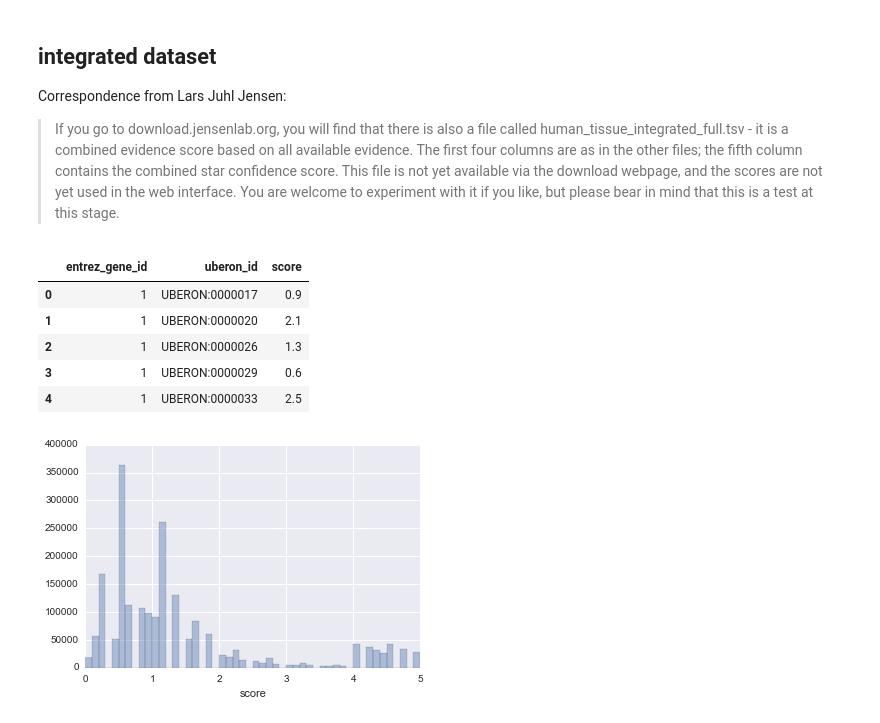
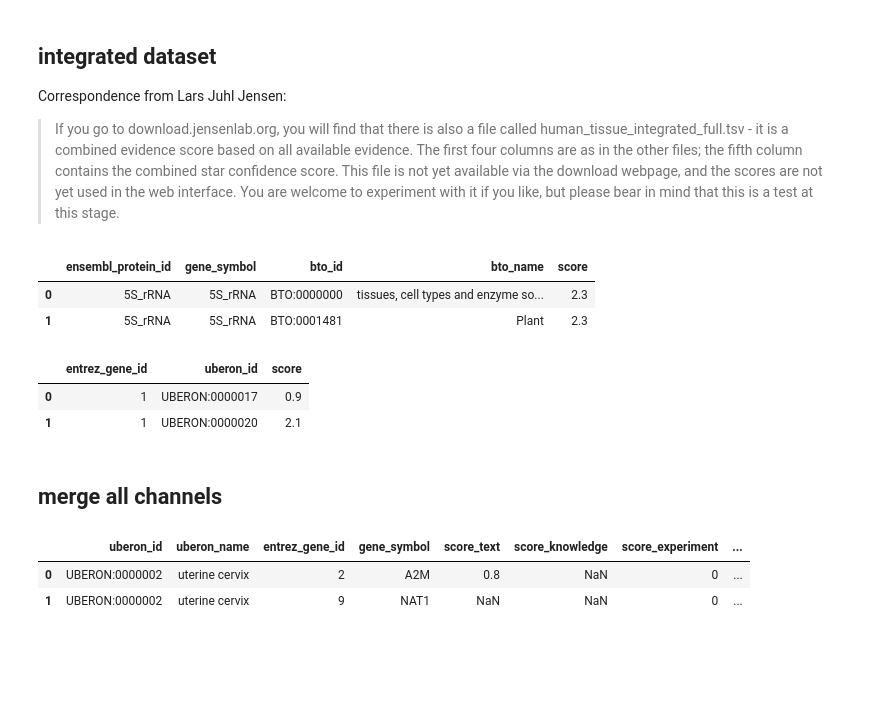
Before and after one commit to dhimmel/tissues, a Jupyter notebook: tissues.ipynb, the cells around one changed output. Drawn from its saved outputs; the diff is of its cells as text; code cells hidden in the pictures; blank space fills up the shorter version.

```diff
--- a/tissues.ipynb
+++ b/tissues.ipynb
@@ -36,16 +58,13 @@ import seaborn
 # %% [markdown]
 ## terminology mappings
+# %%
+# Read Ensembl protein to Entrez Gene mappings
+entrez_map_df = pandas.read_table('download/entrez_gene_id.vs.string.v10.28042015.tsv')
+entrez_map_df.columns = 'entrez_gene_id', 'ensembl_protein_id'
+entrez_map_df.ensembl_protein_id = entrez_map_df.ensembl_protein_id.map(lambda x: x.split('.')[1])
 # %%
 # Read BTO to Uberon cross-references
 url = 'https://raw.githubusercontent.com/dhimmel/uberon/e8dd9247779ba9c419e74ca4ae62e44df92657c3/data/xref.tsv'
 uberon_map_df = pandas.read_table(url)
 uberon_map_df = uberon_map_df[uberon_map_df.xref.str.startswith('BTO:')]
 uberon_map_df = uberon_map_df.rename(columns={'xref': 'bto_id'})
-# %%
-# Read entrez gene mappings
-url = 'https://raw.githubusercontent.com/dhimmel/entrez-gene/6e133f9ef8ce51a4c5387e58a6cc97564a66cec8/data/xrefs-human.tsv'
-entrez_map_df = pandas.read_table(url)
-entrez_map_df = entrez_map_df[entrez_map_df.resource == 'Ensembl']
-column_map = {'identifier': 'ensembl_gene_id', 'GeneID': 'entrez_gene_id'}
-entrez_map_df = entrez_map_df.rename(columns=column_map)[list(column_map.values())]
-entrez_map_df.head()
@@ -157,20 +185,23 @@ experiment_summary_df.head()
 Correspondence from Lars Juhl Jensen:
 
 > If you go to download.jensenlab.org, you will find that there is also a file called human_tissue_integrated_full.tsv - it is a combined evidence score based on all available evidence. The first four columns are as in the other files; the fifth column contains the combined star confidence score. This file is not yet available via the download webpage, and the scores are not yet used in the web interface. You are welcome to experiment with it if you like, but please bear in mind that this is a test at this stage.
+# %%
+# Read TISSUES data
+column_names = ['ensembl_protein_id', 'gene_symbol', 'bto_id', 'bto_name', 'score']
+integrated_df = pandas.read_table('download/human_tissue_integrated_full.tsv.gz', names=column_names)
+integrated_df.head(2)
+# %% [output]
+|  | ensembl_protein_id | gene_symbol | bto_id | bto_name | score |
+| 0 | 5S_rRNA | 5S_rRNA | BTO:0000000 | tissues, cell types and enzyme so... | 2.3 |
+| 1 | 5S_rRNA | 5S_rRNA | BTO:0001481 | Plant | 2.3 |
 # %%
-# read dataframe from file
-column_names = ['ensembl_protein_id', 'gene_symbol', 'bto_id', 'bto_name', 'score']
-integrated_df = pandas.read_table('download/human_tissue_integrated_full.tsv.gz', names=column_names)
-integrated_df.head()
-
-# convert to Uberon and Entrez Gene identifiers
-integrated_df = map_ensembl(integrated_df.ensembl_protein_id).merge(integrated_df).merge(uberon_map_df)
+# Add Uberon and Entrez Gene identifiers and collapse to uberon-entrez_gene pairs
+integrated_df = integrated_df.merge(entrez_map_df).merge(uberon_map_df)
 integrated_df = integrated_df.groupby(['entrez_gene_id', 'uberon_id'])['score'].mean().reset_index()
-integrated_df.head()
+integrated_df.head(2)
 # %% [output]
 |  | entrez_gene_id | uberon_id | score |
 | 0 | 1 | UBERON:0000017 | 0.9 |
 | 1 | 1 | UBERON:0000020 | 2.1 |
-| 2 | 1 | UBERON:0000026 | 1.3 |
-| 3 | 1 | UBERON:0000029 | 0.6 |
-| 4 | 1 | UBERON:0000033 | 2.5 |
+# %% [markdown]
+##  merge all channels
@@ -177 +230,9 @@ integrated_df.head()
+# %%
+# add gene symbols and anatomy names
+master_df = uberon_df.merge(entrez_df.merge(master_df))
+master_df.head(2)
+# %% [output]
+|  | uberon_id | uberon_name | entrez_gene_id | gene_symbol | score_text | score_knowledge | score_experiment | ... |
+| 0 | UBERON:0000002 | uterine cervix | 2 | A2M | 0.8 | NaN | 0 | ... |
+| 1 | UBERON:0000002 | uterine cervix | 9 | NAT1 | NaN | NaN | 0 | ... |
 # %%
@@ -181,5 +241,0 @@ with gzip.open('data/integrated.tsv.gz', 'wt') as write_file:
-# %%
-# Plot score distribution
-seaborn.distplot(integrated_df['score'], kde=False);
-# %% [output]
-[figure, removed]
```
Also changed, not shown: parts of 29 cells of this notebook, 11 other files.
